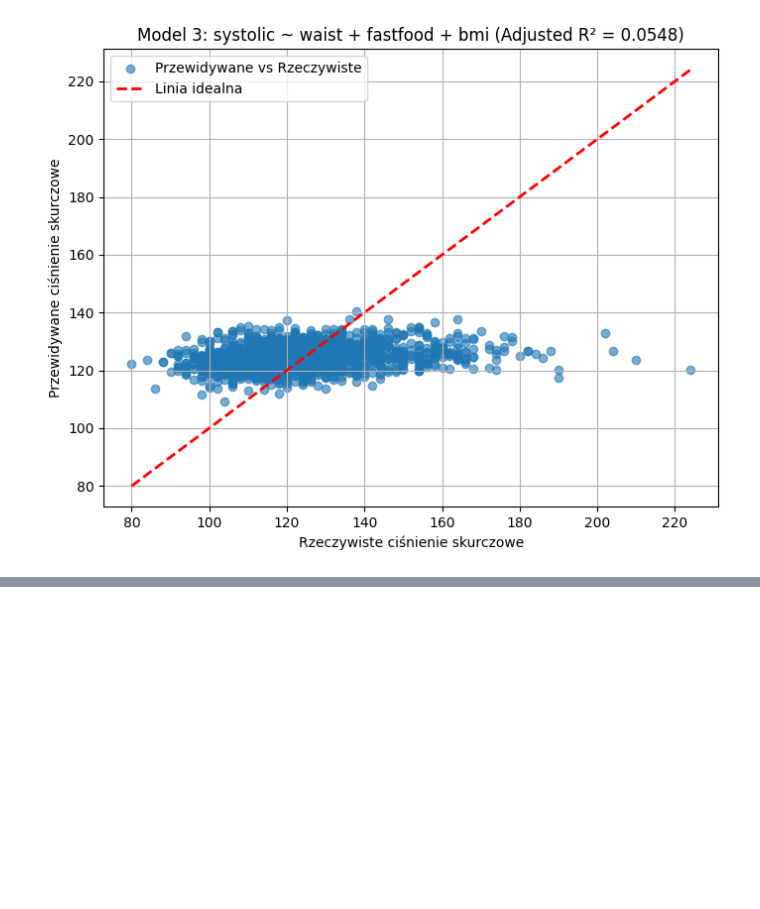
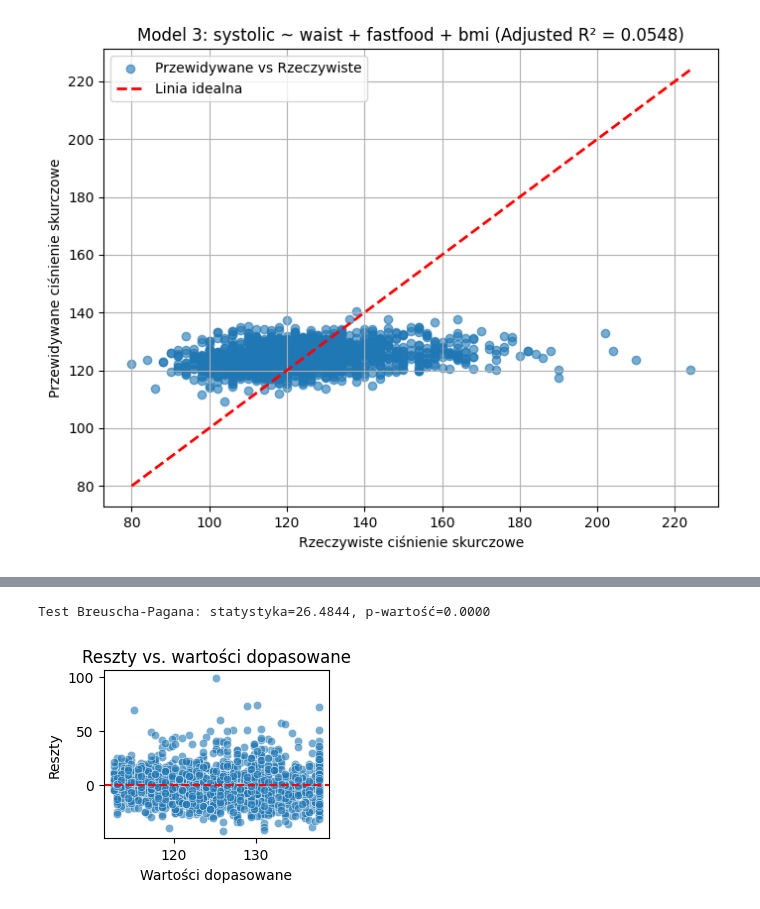
Before and after one commit to KonSprin/statystyka, a Jupyter notebook: regresja.ipynb, the cells around one changed output, grey strips where cells are left out. Cells and saved outputs as stored; diff of their text form; code cells hidden in the pictures; blank space fills up the shorter version.

```diff
--- a/regresja.ipynb
+++ b/regresja.ipynb
@@ -255,0 +347,16 @@ plot_model_fit(model3, 'Model 3: systolic ~ waist + fastfood + bmi (Adjusted R²
+# %%
+# Homoskedastyczność
+# Wykres reszt vs. wartości dopasowane
+plt.subplot(2, 2, 2)
+sns.scatterplot(x=model1.fittedvalues, y=model1.resid, alpha=0.6)
+plt.axhline(y=0, color='r', linestyle='--')
+plt.title("Reszty vs. wartości dopasowane")
+plt.xlabel("Wartości dopasowane")
+plt.ylabel("Reszty")
+
+# Test Breuscha-Pagana
+bp_stat, bp_p, _, _ = sm.stats.diagnostic.het_breuschpagan(model1.resid, model1.model.exog)
+print(f"\nTest Breuscha-Pagana: statystyka={bp_stat:.4f}, p-wartość={bp_p:.4f}")
+# %% [output]
+Test Breuscha-Pagana: statystyka=26.4844, p-wartość=0.0000
+[figure, added]
```
Also changed, not shown: parts of 26 cells of this notebook, 1 other file.
